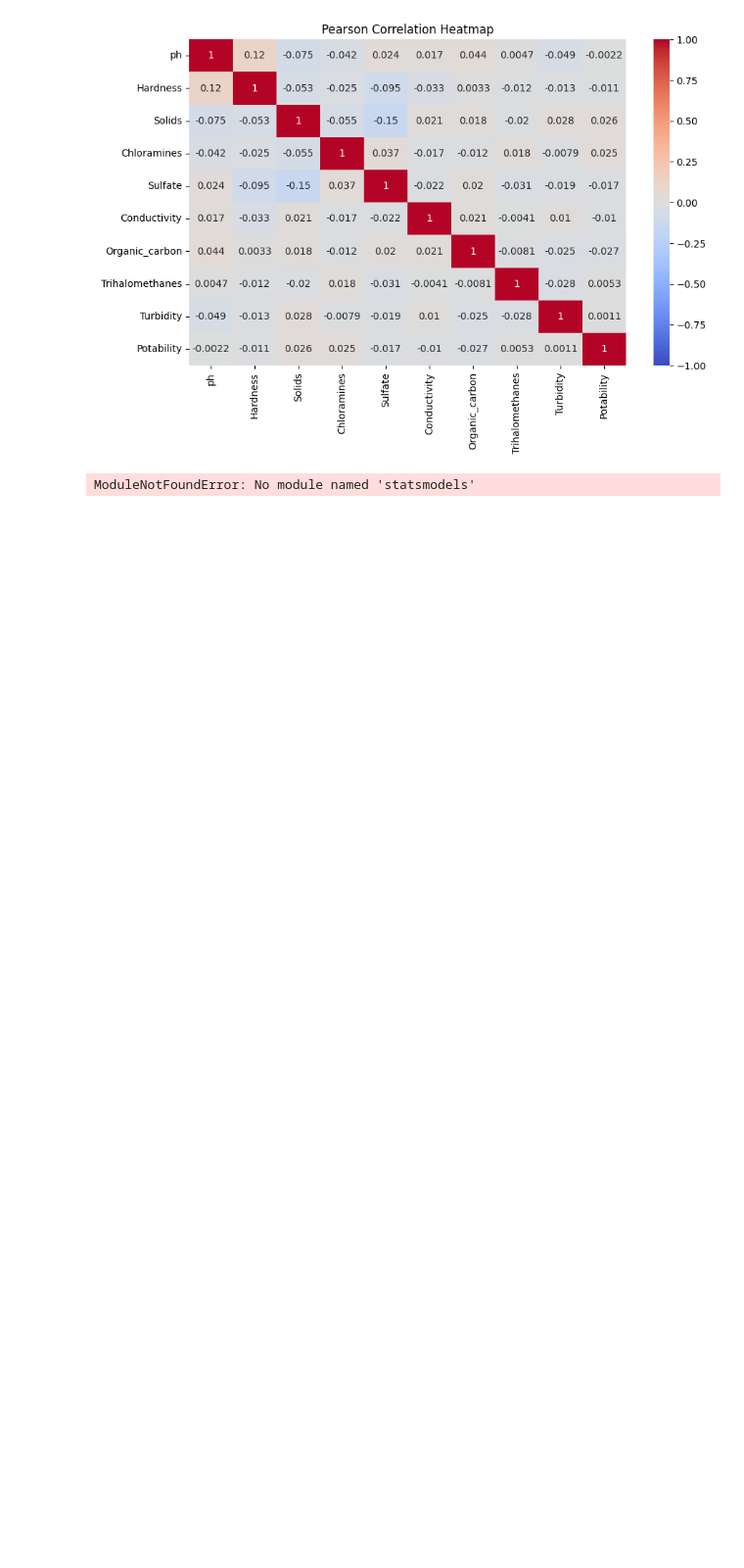
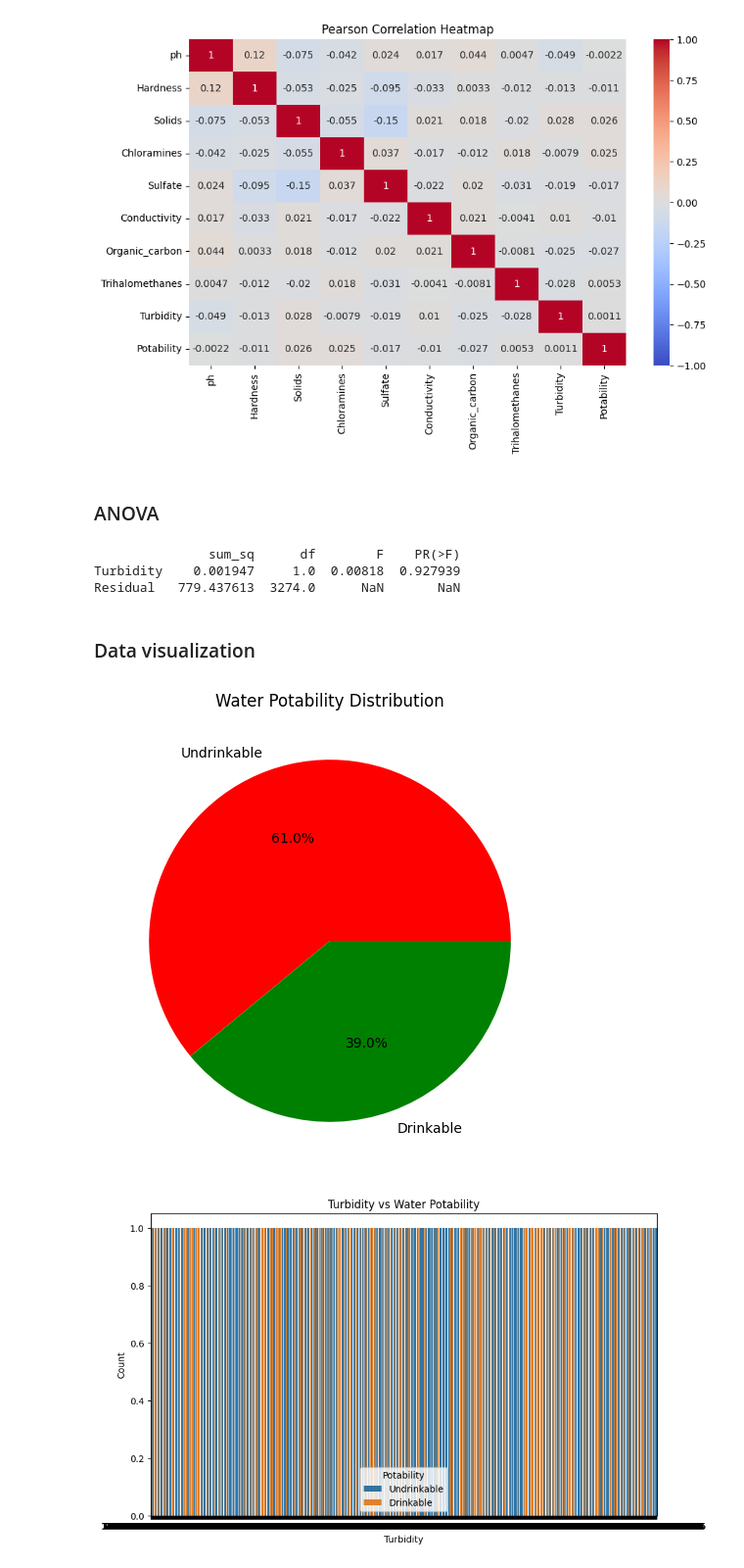
Before and after one commit to RifkyUtama/AI-Kelompok-4, a Jupyter notebook: rifkyganteng.ipynb, the cells around one changed output. Shown at 98% size. Saved outputs shown, nothing was run; the diff lists cells and outputs as text; code cells hidden in the pictures; blank space fills up the shorter version.

```diff
--- a/rifkyganteng.ipynb
+++ b/rifkyganteng.ipynb
@@ -216,13 +216,49 @@ Turbidity          0.001088
 Potability         1.000000
 [figure]
 [figure]
+# %% [markdown]
+### ANOVA
 # %%
-import statsmodels as sm
+import statsmodels.api as sm
 from statsmodels.formula.api import ols
 
 # ANOVA for magnitude by alert level
-model = ols('magnitude ~ C(alert)', data=df).fit()
+model = ols('Potability ~ Turbidity', data=df).fit()
 anova_table = sm.stats.anova_lm(model, typ=2)
 print(anova_table)
 # %% [output]
-ModuleNotFoundError: No module named 'statsmodels'
+               sum_sq      df        F    PR(>F)
+Turbidity    0.001947     1.0  0.00818  0.927939
+Residual   779.437613  3274.0      NaN       NaN
+# %% [markdown]
+### Data visualization
+# %%
+import seaborn as sns
+# Pie chart untuk potabilitas air
+Turbidity_counts = df['Potability'].value_counts()
+plt.figure(figsize=(6, 6))
+plt.pie(Turbidity_counts, labels=['Undrinkable', 'Drinkable'], autopct='%1.1f%%', colors=['red', 'green'])
+plt.title('Water Potability Distribution')
+plt.show()
+
+# Bar chart untuk menunjukkan tingkat kewaspadaan
+plt.figure(figsize=(10, 6))
+sns.countplot(data=df, x='Turbidity', hue='Potability')
+plt.title('Turbidity vs Water Potability')
+plt.xlabel('Turbidity')
+plt.ylabel('Count')
+plt.legend(title='Potability', labels=['Undrinkable', 'Drinkable'])
+plt.show()
+
+
+# Scatter plot untuk menunjukkan hubungan antara Turbidity dan Potability
+plt.figure(figsize=(10, 6))
+sns.scatterplot(data=df, x='Turbidity', y='Potability', hue='Potability', palette='Set1')
+plt.title('Turbidity vs Potability')
+plt.xlabel('Turbidity')
+plt.ylabel('Potability')
+plt.yticks([0, 1], ['Undrinkable', 'Drinkable'])
+plt.show()
+# %% [output]
+[figure, added]
+[figure, added]
```
Also changed, not shown: parts of 1 cell of this notebook.
